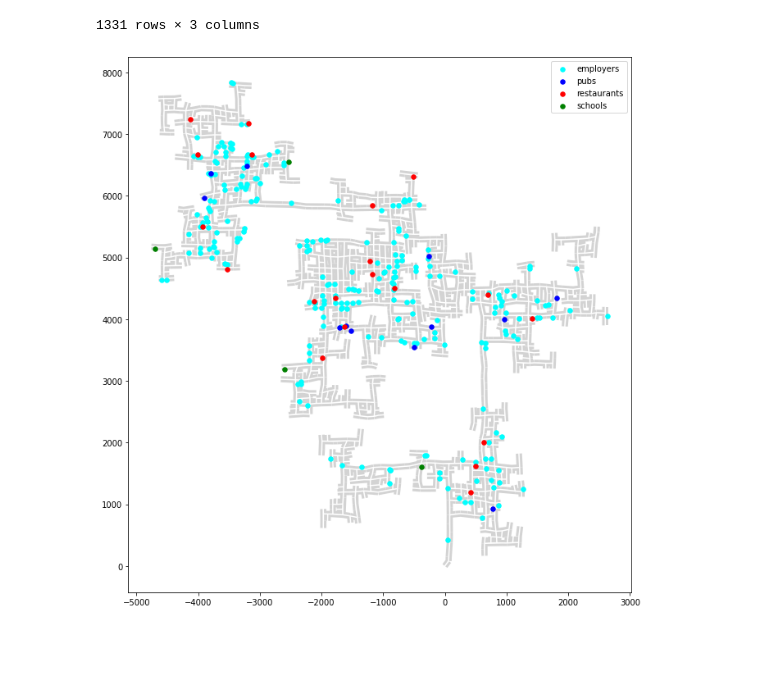
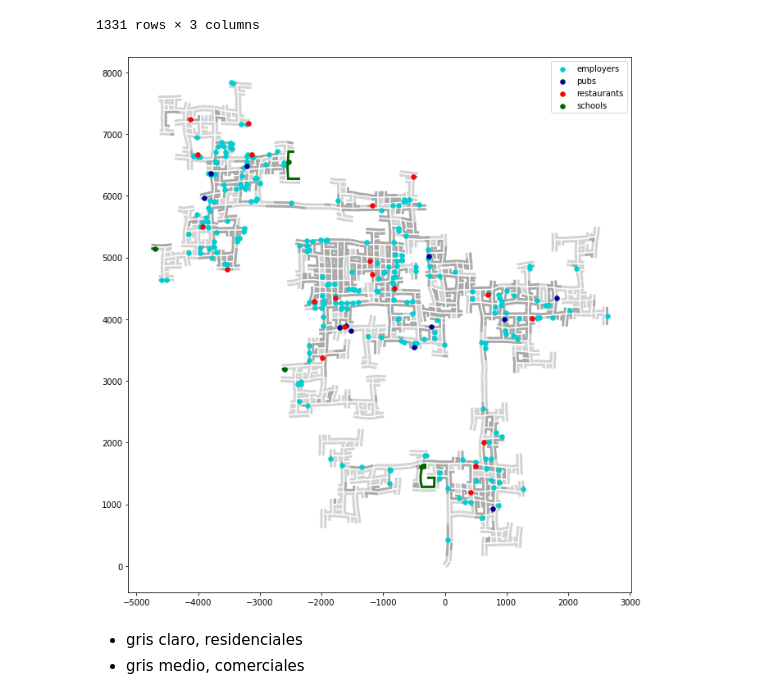
Before and after one commit to ffelicioni/tp_infoviz, a Jupyter notebook: EDA_Vast_challenge.ipynb, the cells around one changed output. Drawn from its saved outputs; the diff is of its cells as text; code cells hidden in the pictures; blank space fills up the shorter version.

Commit message:
mapa_ se diferencia segun building_type

```diff
--- a/EDA_Vast_challenge.ipynb
+++ b/EDA_Vast_challenge.ipynb
@@ -115,6 +117,8 @@ pubs
 buildings=pd.read_csv(path+"/Attributes/Buildings.csv")
 buildings.rename(columns={"location": "geometry"},inplace=True)
 buildings['geometry'] = buildings['geometry'].apply(wkt.loads)
-buildings['type']='buildings'
-buildings.describe()
+buildings['type']=buildings['buildingType'].str.lower()
+print(buildings.buildingType.unique())
+
+print(buildings.describe())
 # %% [output]
@@ -252,16 +257,18 @@ geo_df
 # %%
 world = gpd.read_file(gpd.geopandas.datasets.get_path('naturalearth_lowres'))
 ax = world[world.continent == 'North America'].plot(color='white', edgecolor='white', figsize=(12, 12))
 #cities.plot(ax=ax, marker='o', color='blue', markersize=5);
-# We can now plot our ``GeoDataFrame``.
-geo_df[geo_df['type']=='buildings'].plot(ax=ax, markersize=5,color='lightgray',marker="+",label="buildings")
-geo_df[geo_df['type']=='employers'].plot(ax=ax, markersize=30,color='cyan',marker="o",label="employers")
-geo_df[geo_df['type']=='pubs'].plot(ax=ax, markersize=30,color='blue',marker="o",label="pubs")
+geo_df[geo_df['type']=='residental'].plot(ax=ax, markersize=5,color='lightgray',label="residental")
+geo_df[geo_df['type']=='commercial'].plot(ax=ax, markersize=5,color='darkgray',label="commercial")
+geo_df[geo_df['type']=='employers'].plot(ax=ax, markersize=30,color='darkturquoise',marker="o",label="employers")
+geo_df[geo_df['type']=='pubs'].plot(ax=ax, markersize=30,color='darkblue',marker="o",label="pubs")
 geo_df[geo_df['type']=='restaurants'].plot(ax=ax, markersize=30,color='red',marker="o",label="restaurants")
-geo_df[geo_df['type']=='school'].plot(ax=ax, markersize=30,color='green',marker="o",label="schools")
-plt.legend(prop={'size':10})
-#geo_df.plot(ax=ax, color='red')
+geo_df[geo_df['type']=='school'].plot(ax=ax, markersize=30,color='darkgreen',marker="o",label="schools")
+ax.legend(prop={'size':10})
 
 plt.show()
 # %% [output]
-[figure, old version]
+[figure, new version]
+# %% [markdown]
+* gris claro, residenciales
+* gris medio, comerciales
```
Also changed, not shown: parts of 3 cells of this notebook.
